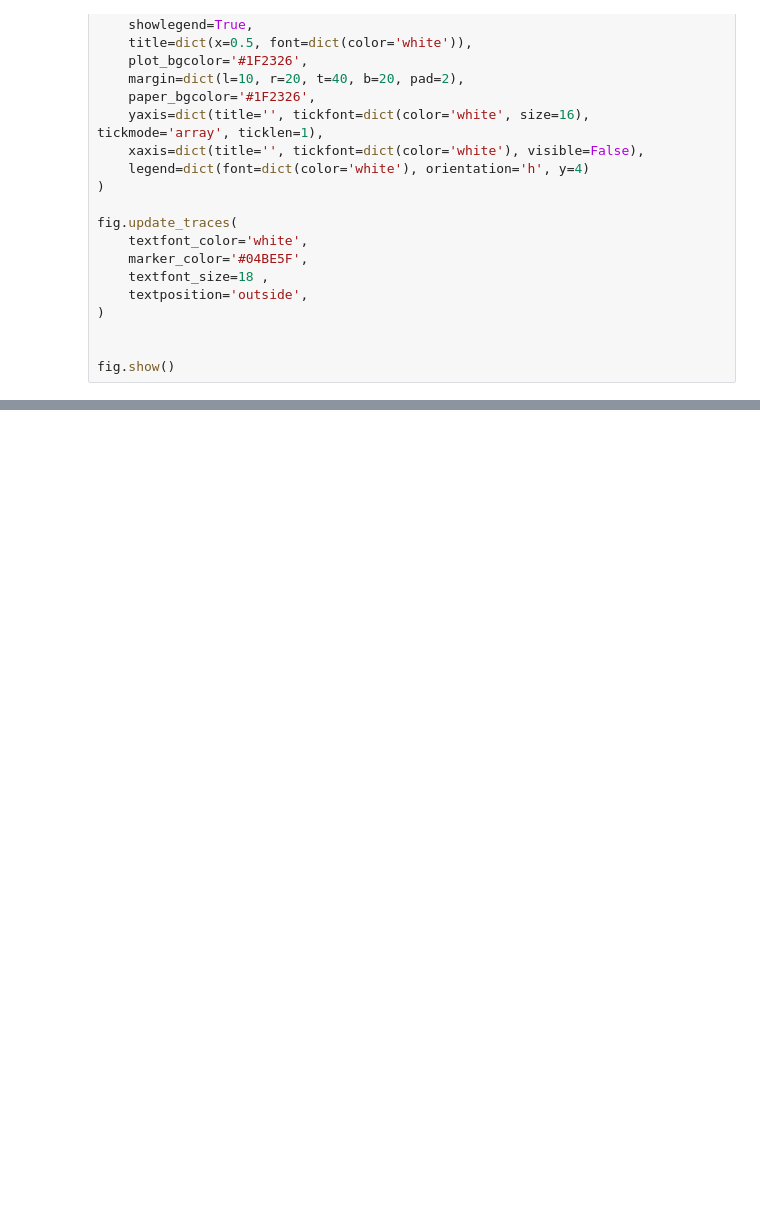
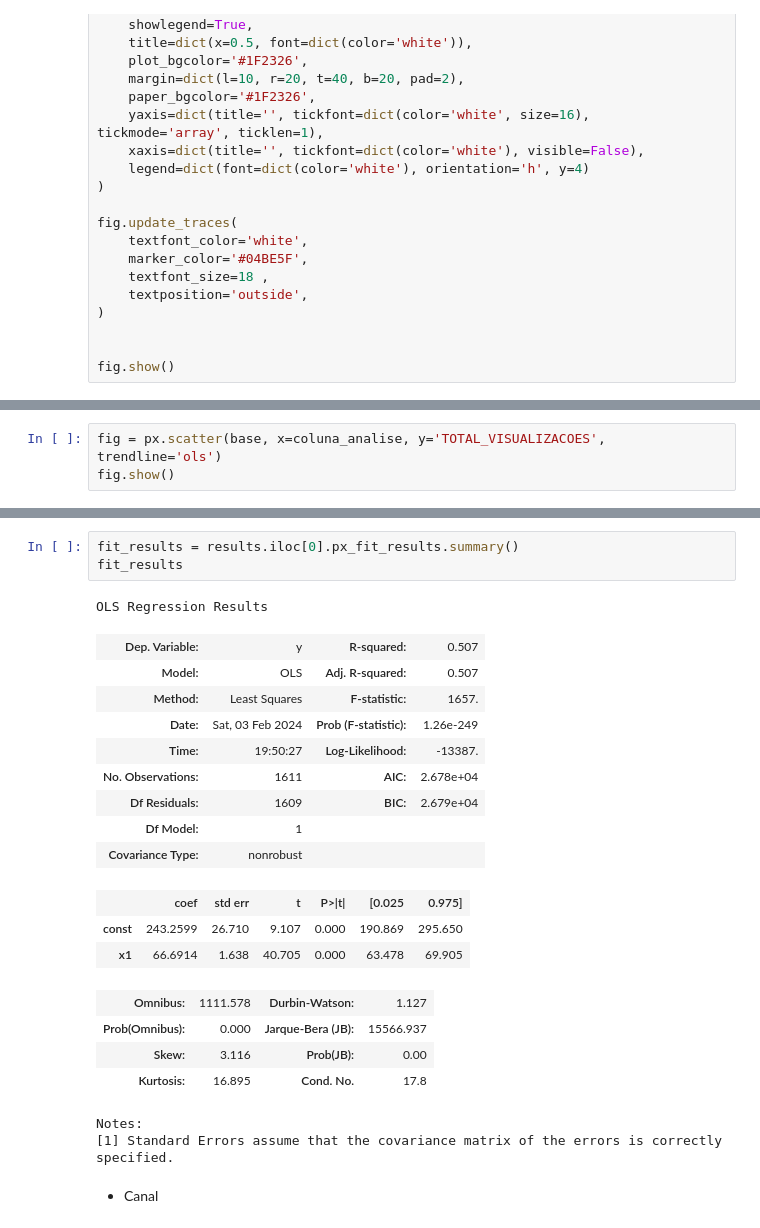
Before and after one commit to rodrigorocha1/analise_dados_youtube, a Jupyter notebook: notebooks_v2/visualizacoes.ipynb, the cells around one changed output, grey strips where cells are left out. Saved outputs shown, nothing was run; the diff lists cells and outputs as text; blank space fills up the shorter version.

```diff
--- a/notebooks_v2/visualizacoes.ipynb
+++ b/notebooks_v2/visualizacoes.ipynb
@@ -472,0 +521,3 @@ fig.show()
+# %%
+fig = px.scatter(base, x=coluna_analise, y='TOTAL_VISUALIZACOES', trendline='ols')
+fig.show()
@@ -472,0 +541,25 @@ fig.show()
+# %%
+fit_results = results.iloc[0].px_fit_results.summary()
+fit_results
+# %% [output]
+OLS Regression Results
+| Dep. Variable: | y | R-squared: | 0.507 |
+| Model: | OLS | Adj. R-squared: | 0.507 |
+| Method: | Least Squares | F-statistic: | 1657. |
+| Date: | Sat, 03 Feb 2024 | Prob (F-statistic): | 1.26e-249 |
+| Time: | 19:50:27 | Log-Likelihood: | -13387. |
+| No. Observations: | 1611 | AIC: | 2.678e+04 |
+| Df Residuals: | 1609 | BIC: | 2.679e+04 |
+| Df Model: | 1 |  |  |
+| Covariance Type: | nonrobust |  |  |
+|  | coef | std err | t | P>|t| | [0.025 | 0.975] |
+| const | 243.2599 | 26.710 | 9.107 | 0.000 | 190.869 | 295.650 |
+| x1 | 66.6914 | 1.638 | 40.705 | 0.000 | 63.478 | 69.905 |
+| Omnibus: | 1111.578 | Durbin-Watson: | 1.127 |
+| Prob(Omnibus): | 0.000 | Jarque-Bera (JB): | 15566.937 |
+| Skew: | 3.116 | Prob(JB): | 0.00 |
+| Kurtosis: | 16.895 | Cond. No. | 17.8 |
+Notes:
+[1] Standard Errors assume that the covariance matrix of the errors is correctly specified.
+# %% [markdown]
+- Canal
```
Also changed, not shown: parts of 19 cells of this notebook.
